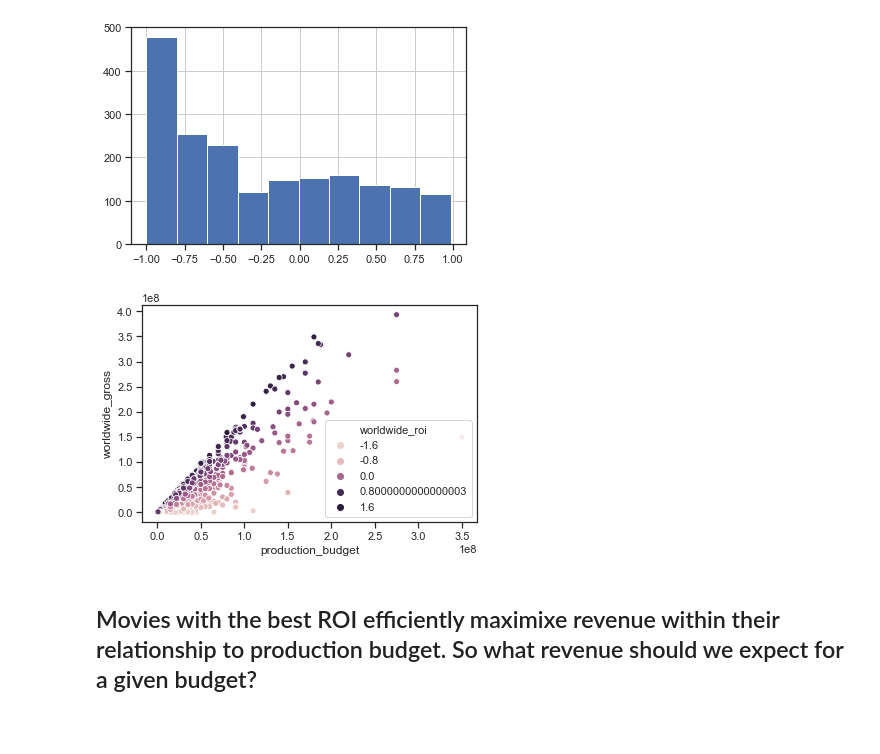
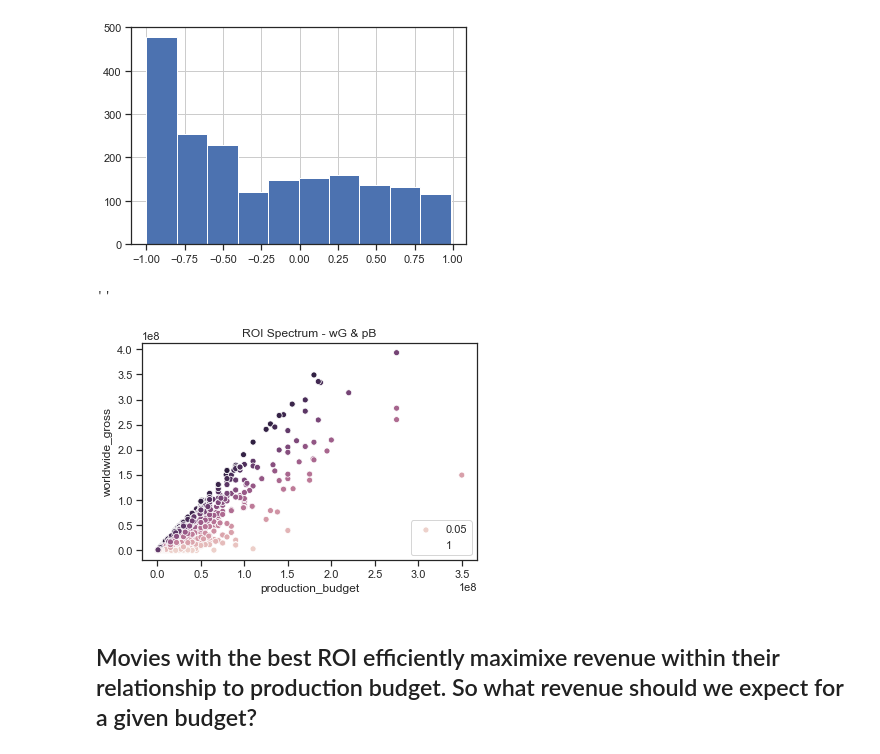
Before and after one commit to ElliotEvins/microsoft-movie-analysis-project, a Jupyter notebook: ipynb files/q1_follow_the_money.ipynb, the cells around one changed output. Saved outputs shown, nothing was run; the diff lists cells and outputs as text; code cells hidden in the pictures; blank space fills up the shorter version.

Commit message:
spectrum graph

```diff
--- a/ipynb files/q1_follow_the_money.ipynb
+++ b/ipynb files/q1_follow_the_money.ipynb
@@ -217,10 +217,13 @@ normal_roi.worldwide_roi.hist();
 # %% [output]
 [figure]
 # %%
-#Within a normal return on investment let's see how revenue relates to the revenue/production relationship:
-sns.scatterplot(normal_roi['production_budget'], normal_roi['worldwide_gross'], hue=normal_roi['worldwide_roi']);
+# Within a normal return on investment let's see how revenue relates to the revenue/production relationship:
+sns.scatterplot(x = 'production_budget', y = 'worldwide_gross', hue='worldwide_roi', data = normal_roi, ).set_title('ROI Spectrum - wG & pB')
+plt.legend((0.05, 1), loc = 'lower right')
+;
 # %% [output]
+''
-[figure, old version]
+[figure, new version]
 # %% [markdown]
 ## Movies with the best ROI efficiently maximixe revenue within their relationship to production budget. So what revenue should we expect for a given budget?
 # %%
```
Also changed, not shown: 1 other file.
